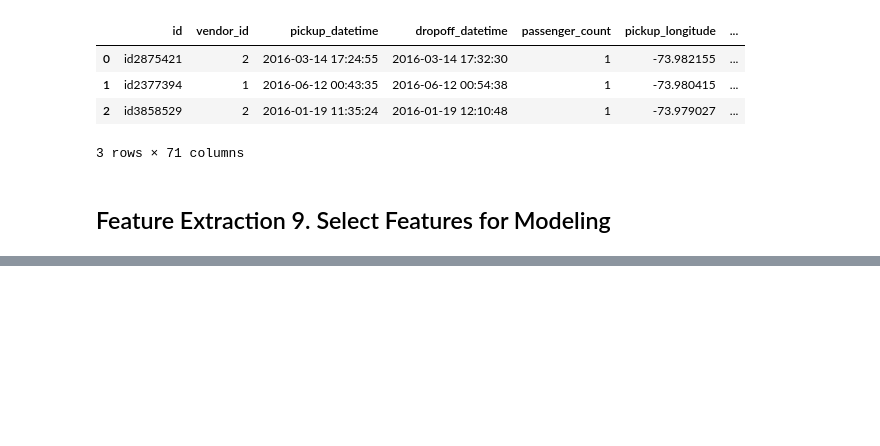
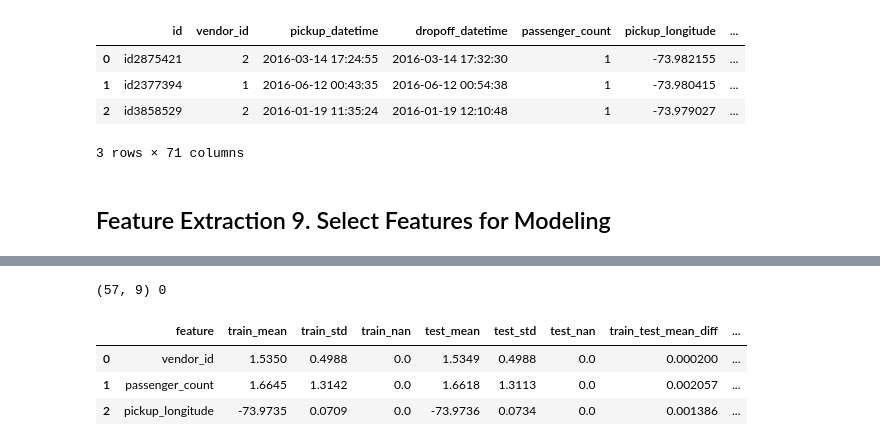
Before and after one commit to sam351/competitions, a Jupyter notebook: kaggle_NY-taxi/200625_NY-taxi_study-03_from-EDA-to-the-Top.ipynb, the cells around one changed output, grey strips where cells are left out. Drawn from its saved outputs; the diff is of its cells as text; code cells hidden in the pictures; blank space fills up the shorter version.

```diff
--- a/kaggle_NY-taxi/200625_NY-taxi_study-03_from-EDA-to-the-Top.ipynb
+++ b/kaggle_NY-taxi/200625_NY-taxi_study-03_from-EDA-to-the-Top.ipynb
@@ -537,7 +537,7 @@ train.head(3)
 # print(np.setdiff1d(train.columns, test.columns), '\n')
 
 not_use_cols = ['id', 'pickup_datetime', 'dropoff_datetime', 'pickup_date', 'trip_duration', 'check_trip_duration', 'log_trip_duration',
-                'avg_speed_haversine' 'avg_speed_manhattan', 'pickup_lat_bin', 'pickup_lng_bin', 'center_lat_bin', 'center_lng_bin', 'pickup_datetime_group']
+                'avg_speed_haversine', 'avg_speed_manhattan', 'pickup_lat_bin', 'pickup_lng_bin', 'center_lat_bin', 'center_lng_bin', 'pickup_datetime_group']
 feature_names = [f for f in train.columns if f not in not_use_cols]
 print(f'>>> {len(feature_names)} cols for modelling : \n{feature_names}')
 
@@ -547,0 +551,23 @@ target_feature = train['log_trip_duration']
+# %%
+feature_stats = pd.DataFrame({'feature':feature_names})
+
+feature_stats['train_mean'] = np.nanmean(train[feature_names], axis=0).round(4)
+feature_stats['train_std'] = np.nanstd(train[feature_names], axis=0).round(4)
+feature_stats['train_nan'] = np.mean(np.isnan(train[feature_names].values), axis=0).round(3)
+
+feature_stats['test_mean']  = np.nanmean(test[feature_names], axis=0).round(4)
+feature_stats['test_std']  = np.nanstd(test[feature_names], axis=0).round(4)
+feature_stats['test_nan'] = np.mean(np.isnan(test[feature_names].values), axis=0).round(3)
+
+feature_stats['train_test_mean_diff'] = np.abs(feature_stats['train_mean'] - feature_stats['test_mean']) / np.abs(feature_stats['train_std'] + feature_stats['test_std']) * 2
+feature_stats['train_test_nan_diff'] = np.abs(feature_stats['train_nan'] - feature_stats['test_nan'])
+
+
+print(feature_stats.shape, feature_stats.isna().sum().sum())
+feature_stats.head(3)
+# %% [output]
+(57, 9) 0
+|  | feature | train_mean | train_std | train_nan | test_mean | test_std | test_nan | train_test_mean_diff | ... |
+| 0 | vendor_id | 1.5350 | 0.4988 | 0.0 | 1.5349 | 0.4988 | 0.0 | 0.000200 | ... |
+| 1 | passenger_count | 1.6645 | 1.3142 | 0.0 | 1.6618 | 1.3113 | 0.0 | 0.002057 | ... |
+| 2 | pickup_longitude | -73.9735 | 0.0709 | 0.0 | -73.9736 | 0.0734 | 0.0 | 0.001386 | ... |
```
Also changed, not shown: parts of 11 cells of this notebook.
